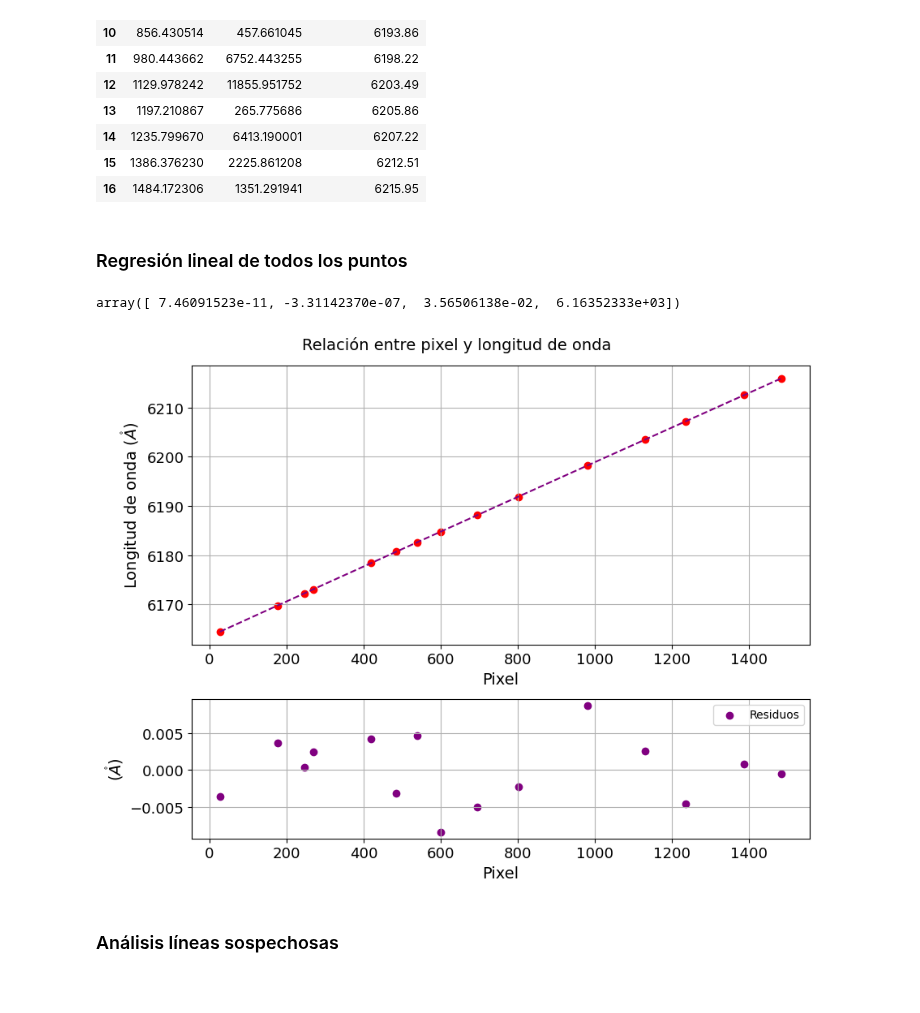
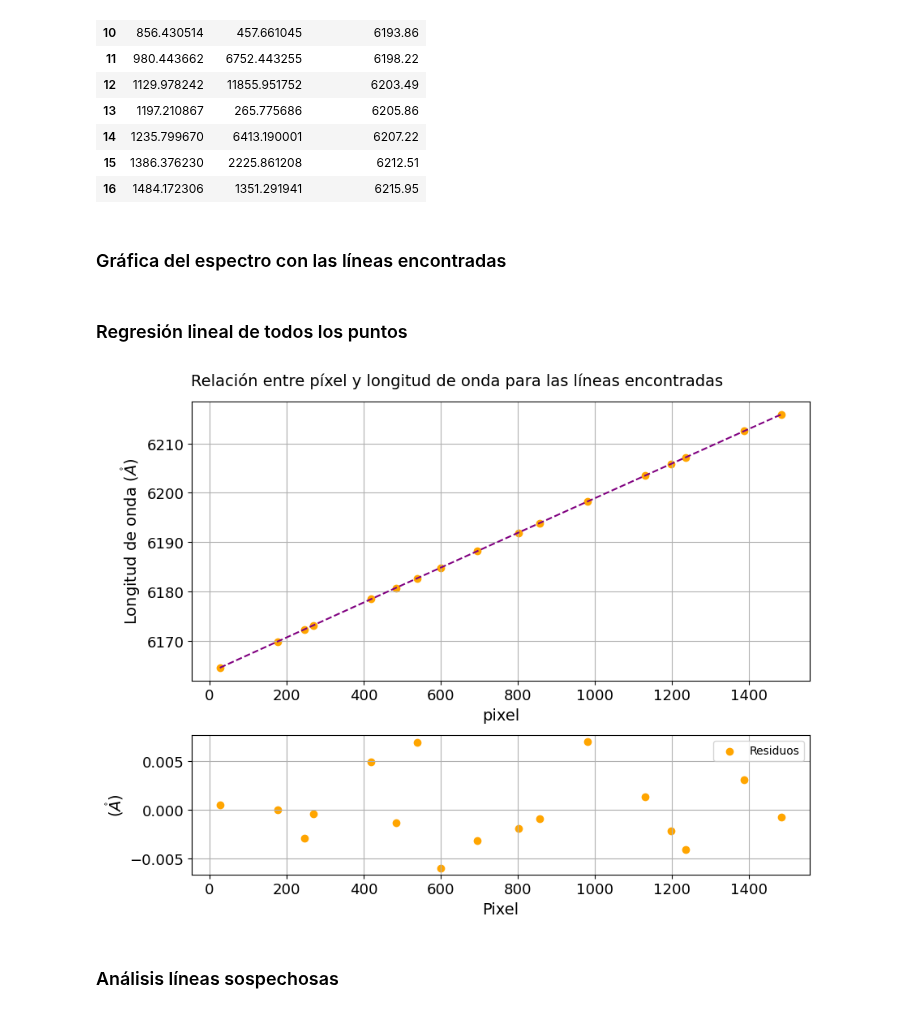
Before and after one commit to ccuellarn/Torium-Operation, a Jupyter notebook: Data/Th 6200/Analisis_6200.ipynb, the cells around one changed output. Saved outputs shown, nothing was run; the diff lists cells and outputs as text; code cells hidden in the pictures.

```diff
--- a/Data/Th 6200/Analisis_6200.ipynb
+++ b/Data/Th 6200/Analisis_6200.ipynb
@@ -176,8 +177,17 @@ for i, label in enumerate(anotaciones):
 # %% [output]
 [figure]
 # %%
+#Longitudes de onda observadas en el catalogo de los píxeles que sí se lograron ver, ingreso manual
 catalog_long_1 = [ 6164.48, 6169.82, 6172.28, 6173.10, 6178.43, 6180.71, 6182.62, 6184.78, 6188.13, 6191.91, 6198.22, 6203.49, 6207.22, 6212.51, 6215.95 ]
-DataFit_1 = MakeDataFrame(len(marker_x),catalog_long_1,index_x, index_y)
+
+#Lista de líneas sospechosas que sí están en el espectro pero no catalogadas
+Pixesp_1 = []
+
+#Lista de líneas completamente sospechosas
+Pixsus_1 = [158,187,325,963,1063]
+
+#Unir dataframes de líneas en el catalogo
+DataFit_1 = MakeDataFrame(len(marker_xl),catalog_long_1,index_xl, index_yl)
 DataFit_1
 # %% [output]
 |  | Pixel | Intensidad | Catalogo longitud |
@@ -222,7 +242,7 @@ PixSus_2 = [45,666,1043] #Sospechosas de ser de diferente orden
 #NO CONFUNDIR, son lineas ya analizadas, es para poder hacer un análisis más detallado a las lineas que por la intensidad toca separarlas del análisis general
 pixsus = [1197,1278,45,666,1043,27,158,177,187,246,269,285,325,420,484,538,599,694,801,932,963,980,1063,1130,1236,1386,1392,1484]
 
-pixel_,intensidad_,marker_x_,marker_y_, index_x_,index_y_,anotaciones_ = DataProcess(r"C:\Users\clauw\Documents\Programming\Torium-Operation\th 6200 orden 2 spec.txt",275,10)
+pixel_,intensidad_,marker_x_,marker_y_, index_x_,index_y_,anotaciones_ = DataProcess(r"C:\Users\clauw\Documents\Programming\Torium-Operation\Data\Th 6200\th 6200 orden 2 spec.txt",275,10)
 marker_x_,marker_y_, index_x_,index_y_,anotaciones_ = DataCatalogue(pixsus,marker_x_,marker_y_, index_x_,index_y_,anotaciones_)
 
 catalog_long_2 = [6193.86]
@@ -305,3 +325,5 @@ DataFit
 | 14 | 1235.799670 | 6413.190001 | 6207.22 |
 | 15 | 1386.376230 | 2225.861208 | 6212.51 |
 | 16 | 1484.172306 | 1351.291941 | 6215.95 |
+# %% [markdown]
+### Gráfica del espectro con las líneas encontradas
@@ -308,34 +347,33 @@ DataFit
 # %% [markdown]
 ### Regresión lineal de todos los puntos
 # %%
-ym,_x,res,xres,param = LinearFit(DataFit_1['Pixel'],DataFit_1['Catalogo longitud'], 3)
+ym,_x,res,xres,param = LinearFit(DataFit['Pixel'],DataFit['Catalogo longitud'], 5)
 
 #Gráfico con residuos
-fig1, axis1 = plt.subplots(2,1, figsize = (9, 7), gridspec_kw = {"height_ratios":[2, 1]})
-ax1 = axis1[0]
-ax2 = axis1[1]
+fig3, axis3 = plt.subplots(2,1, figsize = (9, 7), gridspec_kw = {"height_ratios":[2, 1]})
+ax1 = axis3[0]
+ax2 = axis3[1]
 
-fig1.suptitle(r'Relación entre pixel y longitud de onda',fontsize=14)
+fig3.suptitle(r'Relación entre píxel y longitud de onda para las líneas encontradas',fontsize=14)
 
-ax1.scatter(DataFit_1['Pixel'],DataFit_1['Catalogo longitud'],color='red')
+ax1.scatter(DataFit['Pixel'],DataFit['Catalogo longitud'], color='orange')
 ax1.plot(_x,ym,'--',color='purple')
 ax1.set_ylabel(r"Longitud de onda $(\mathring{A})$",fontsize=14)
-ax1.set_xlabel(r'Pixel',fontsize=14)
+ax1.set_xlabel(r'pixel',fontsize=14)
 ax1.grid()
 ax1.tick_params(axis='both',labelsize=13)
 
-ax2.scatter(xres,res,label = 'Residuos',color='purple')
+ax2.scatter(xres,res,label = 'Residuos',color='orange')
 ax2.grid()
 ax2.tick_params(axis='both',labelsize=13)
 ax2.legend()
 ax2.set_xlabel(r'Pixel',fontsize=14)
 ax2.set_ylabel(r'$(\mathring{A})$',fontsize=14)
 
-fig1.tight_layout()
-#fig1.savefig('PixelvsLongitud.pdf')
+fig3.tight_layout()
+#fig3.savefig('th 6200 regresion lineal.jpg')
 # %% [output]
-array([ 7.46091523e-11, -3.31142370e-07,  3.56506138e-02,  6.16352333e+03])
-[figure, old version]
+[figure, new version]
 # %% [markdown]
 ### Análisis líneas sospechosas
 # %%
```
Also changed, not shown: parts of 11 cells of this notebook, 10 other files.
